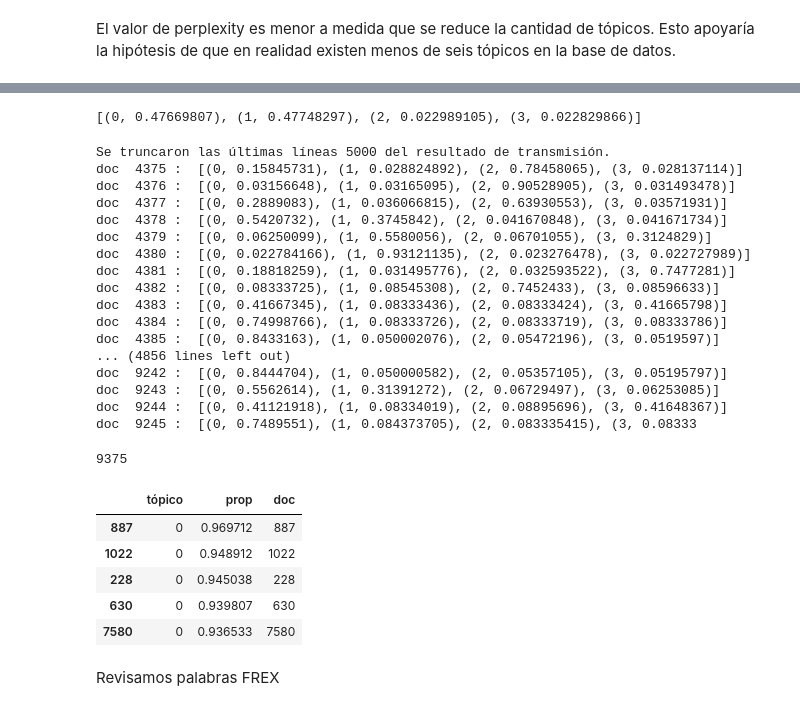
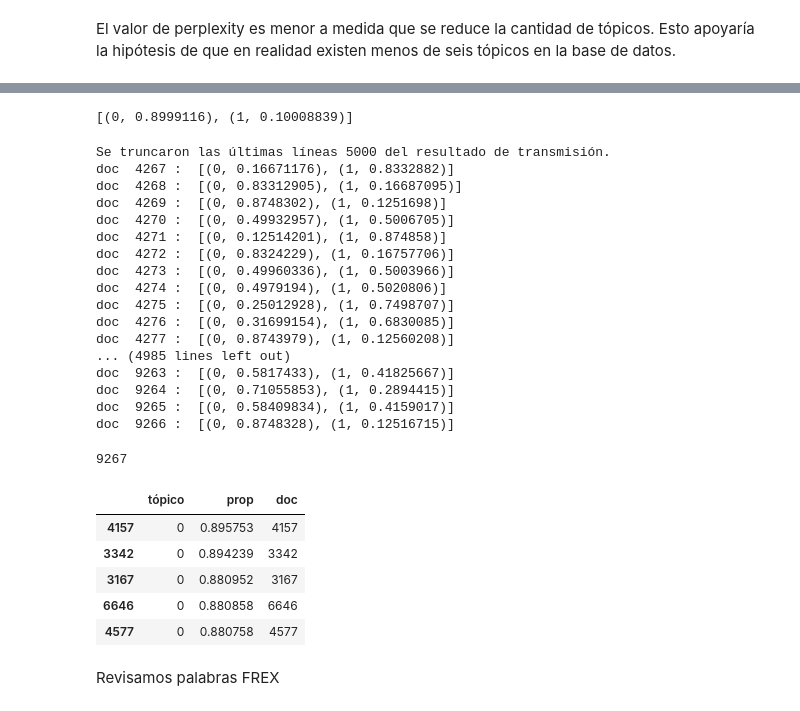
Before and after one commit to principioincertidumbre/Procesamiento-Lenguaje-Natural, a Jupyter notebook: Tarea_2/Notebook/tarea2_sofia_vits.ipynb, the cells around one changed output, grey strips where cells are left out. Cells and saved outputs as stored; diff of their text form; code cells hidden in the pictures.

```diff
--- a/Tarea_2/Notebook/tarea2_sofia_vits.ipynb
+++ b/Tarea_2/Notebook/tarea2_sofia_vits.ipynb
@@ -592,5 +814,5 @@ coherence_lda
 # %%
-ldamodel_gensim = lda_gensim(dtm_gensim,num_topics = 4,id2word=dict_corpus, random_state=0, iterations= 50, passes=100)
+ldamodel_gensim = lda_gensim(dtm_gensim,num_topics = 2,id2word=dict_corpus, random_state=0, iterations= 50, passes=100)
 # %%
 ldamodel_gensim.print_topics(num_words=10)
 # %% [output]
@@ -641,7 +884,7 @@ dtype: float32
 # %%
-ldamodel_gensim[dtm_gensim][5]
+ldamodel_gensim[dtm_gensim][2]
 # %% [output]
-[(0, 0.47669807), (1, 0.47748297), (2, 0.022989105), (3, 0.022829866)]
+[(0, 0.8999116), (1, 0.10008839)]
 # %%
 cont = 0
 for i in ldamodel_gensim[dtm_gensim]:
@@ -649,22 +892,22 @@ for i in ldamodel_gensim[dtm_gensim]:
   cont +=1
 # %% [output]
 Se truncaron las últimas líneas 5000 del resultado de transmisión.
-doc  4375 :  [(0, 0.15845731), (1, 0.028824892), (2, 0.78458065), (3, 0.028137114)]
-doc  4376 :  [(0, 0.03156648), (1, 0.03165095), (2, 0.90528905), (3, 0.031493478)]
-doc  4377 :  [(0, 0.2889083), (1, 0.036066815), (2, 0.63930553), (3, 0.03571931)]
-doc  4378 :  [(0, 0.5420732), (1, 0.3745842), (2, 0.041670848), (3, 0.041671734)]
-doc  4379 :  [(0, 0.06250099), (1, 0.5580056), (2, 0.06701055), (3, 0.3124829)]
-doc  4380 :  [(0, 0.022784166), (1, 0.93121135), (2, 0.023276478), (3, 0.022727989)]
-doc  4381 :  [(0, 0.18818259), (1, 0.031495776), (2, 0.032593522), (3, 0.7477281)]
-doc  4382 :  [(0, 0.08333725), (1, 0.08545308), (2, 0.7452433), (3, 0.08596633)]
-doc  4383 :  [(0, 0.41667345), (1, 0.08333436), (2, 0.08333424), (3, 0.41665798)]
-doc  4384 :  [(0, 0.74998766), (1, 0.08333726), (2, 0.08333719), (3, 0.08333786)]
-doc  4385 :  [(0, 0.8433163), (1, 0.050002076), (2, 0.05472196), (3, 0.0519597)]
-... (4856 lines left out)
-doc  9242 :  [(0, 0.8444704), (1, 0.050000582), (2, 0.05357105), (3, 0.05195797)]
-doc  9243 :  [(0, 0.5562614), (1, 0.31391272), (2, 0.06729497), (3, 0.06253085)]
-doc  9244 :  [(0, 0.41121918), (1, 0.08334019), (2, 0.08895696), (3, 0.41648367)]
-doc  9245 :  [(0, 0.7489551), (1, 0.084373705), (2, 0.083335415), (3, 0.08333
+doc  4267 :  [(0, 0.16671176), (1, 0.8332882)]
+doc  4268 :  [(0, 0.83312905), (1, 0.16687095)]
+doc  4269 :  [(0, 0.8748302), (1, 0.1251698)]
+doc  4270 :  [(0, 0.49932957), (1, 0.5006705)]
+doc  4271 :  [(0, 0.12514201), (1, 0.874858)]
+doc  4272 :  [(0, 0.8324229), (1, 0.16757706)]
+doc  4273 :  [(0, 0.49960336), (1, 0.5003966)]
+doc  4274 :  [(0, 0.4979194), (1, 0.5020806)]
+doc  4275 :  [(0, 0.25012928), (1, 0.7498707)]
+doc  4276 :  [(0, 0.31699154), (1, 0.6830085)]
+doc  4277 :  [(0, 0.8743979), (1, 0.12560208)]
+... (4985 lines left out)
+doc  9263 :  [(0, 0.5817433), (1, 0.41825667)]
+doc  9264 :  [(0, 0.71055853), (1, 0.2894415)]
+doc  9265 :  [(0, 0.58409834), (1, 0.4159017)]
+doc  9266 :  [(0, 0.8748328), (1, 0.12516715)]
 # %%
 # documentos representativos de un tópico dado
 
@@ -672,22 +915,22 @@ def get_max(doc):
         idx,l = zip(*doc)
         return idx[np.argmax(l)] , l[np.argmax(l)]
 
-asd = [get_max(doc) for doc in ldamodel_gensim[dtm_gensim]]
-df_asd = pd.DataFrame(asd, columns =['tópico', 'prop'])
-df_asd['doc'] = df_asd.index
+doc_rep = [get_max(doc) for doc in ldamodel_gensim[dtm_gensim]]
+doc_rep = pd.DataFrame(doc_rep, columns =['tópico', 'prop'])
+doc_rep['doc'] = doc_rep.index
 # %%
-len(asd)
+len(doc_rep)
 # %% [output]
-9375
+9267
 # %%
-df_asd[df_asd.tópico==0].sort_values('prop',ascending=False).head()
+doc_rep[doc_rep.tópico==0].sort_values('prop',ascending=False).head()
 # %% [output]
 |  | tópico | prop | doc |
-| 887 | 0 | 0.969712 | 887 |
-| 1022 | 0 | 0.948912 | 1022 |
-| 228 | 0 | 0.945038 | 228 |
-| 630 | 0 | 0.939807 | 630 |
-| 7580 | 0 | 0.936533 | 7580 |
+| 4157 | 0 | 0.895753 | 4157 |
+| 3342 | 0 | 0.894239 | 3342 |
+| 3167 | 0 | 0.880952 | 3167 |
+| 6646 | 0 | 0.880858 | 6646 |
+| 4577 | 0 | 0.880758 | 4577 |
 # %% [markdown]
 Revisamos palabras FREX
 # %%
```
Also changed, not shown: parts of 87 cells of this notebook.
